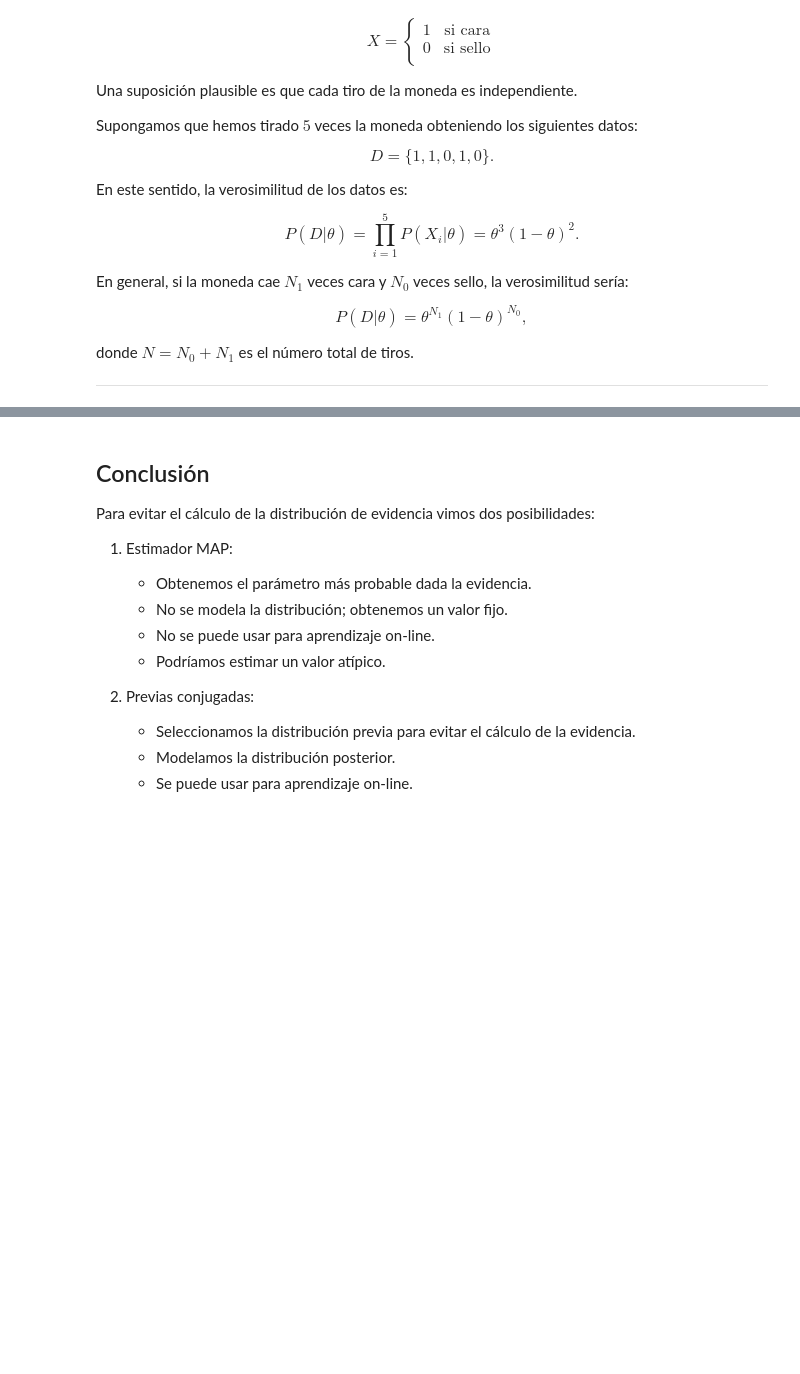
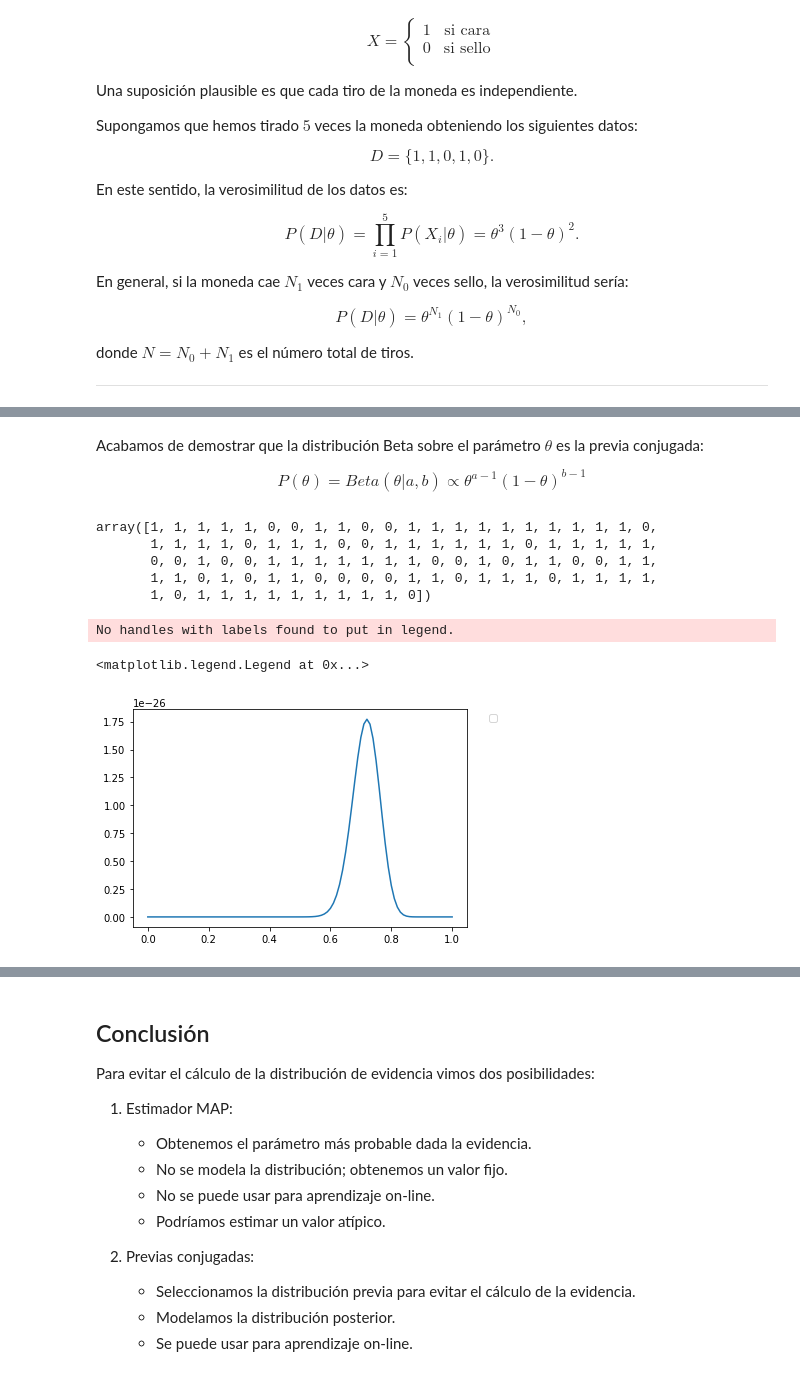
Before and after one commit to luismaria8992ramirez/mebo2021, a Jupyter notebook: modulo1/tema4/1_bayes_previa_conjugadas.ipynb, the cells around one changed output, grey strips where cells are left out. Saved outputs shown, nothing was run; the diff lists cells and outputs as text; code cells hidden in the pictures; blank space fills up the shorter version.

```diff
--- a/modulo1/tema4/1_bayes_previa_conjugadas.ipynb
+++ b/modulo1/tema4/1_bayes_previa_conjugadas.ipynb
@@ -423,0 +442,6 @@ $$
+# %% [markdown]
+Acabamos de demostrar que la distribución Beta sobre el parámetro $\theta$ es la previa conjugada:
+
+$$
+P(\theta) = Beta(\theta | a, b) \propto \theta^{a-1} (1 - \theta)^{b - 1}
+$$
@@ -423,0 +450,27 @@ $$
+# %%
+# VA real
+theta_true = 0.7
+X = bernoulli(p=theta_true)
+# %%
+# Datos
+data = X.rvs(size=100)
+data
+# %% [output]
+array([1, 1, 1, 1, 1, 0, 0, 1, 1, 0, 0, 1, 1, 1, 1, 1, 1, 1, 1, 1, 1, 0,
+       1, 1, 1, 1, 0, 1, 1, 1, 0, 0, 1, 1, 1, 1, 1, 1, 0, 1, 1, 1, 1, 1,
+       0, 0, 1, 0, 0, 1, 1, 1, 1, 1, 1, 1, 0, 0, 1, 0, 1, 1, 0, 0, 1, 1,
+       1, 1, 0, 1, 0, 1, 1, 0, 0, 0, 0, 1, 1, 0, 1, 1, 1, 0, 1, 1, 1, 1,
+       1, 0, 1, 1, 1, 1, 1, 1, 1, 1, 1, 0])
+# %%
+# Verosimilitud
+N1 = (data == 1).sum()
+N0 = (data == 0).sum()
+theta = np.linspace(0, 1, 101)
+likelihood = theta**N1 * (1 - theta)**N0
+# %%
+plt.plot(theta, likelihood)
+plt.legend(loc="upper left", bbox_to_anchor=(1.05, 1))
+# %% [output]
+No handles with labels found to put in legend.
+<matplotlib.legend.Legend at 0x...>
+[figure, added]
```
Also changed, not shown: parts of 22 cells of this notebook, 1 other file.
